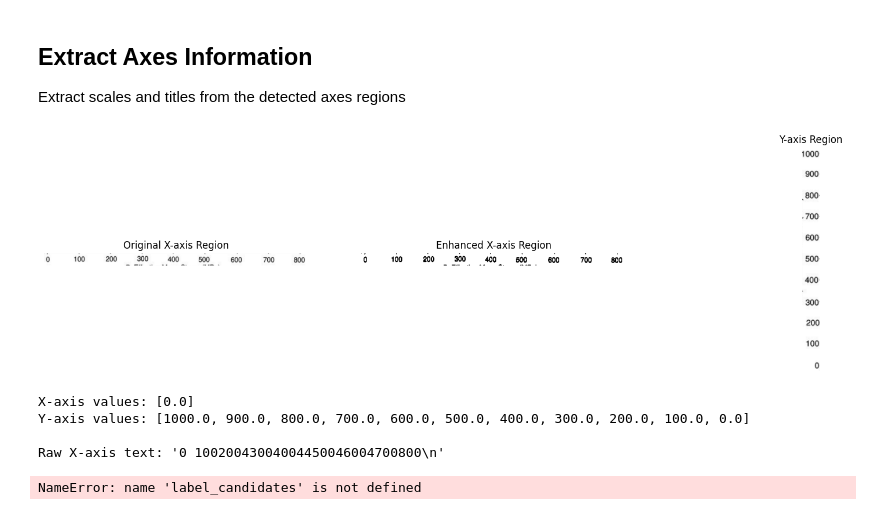
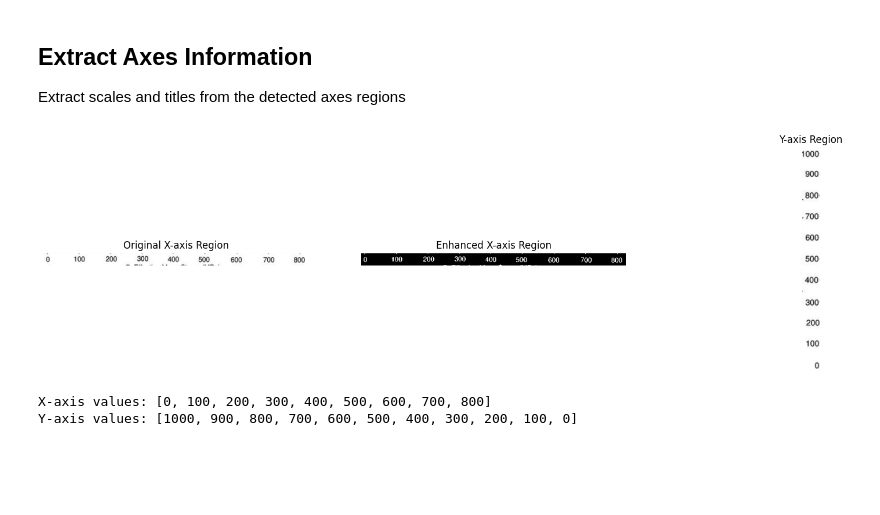
Before and after one commit to sa-diq/rock-strength, a Jupyter notebook: segmentation.ipynb, the cells around one changed output. Saved outputs shown, nothing was run; the diff lists cells and outputs as text; code cells hidden in the pictures; blank space fills up the shorter version.

Commit message:
data point extraction

```diff
--- a/segmentation.ipynb
+++ b/segmentation.ipynb
@@ -177,63 +177,86 @@ Extract scales and titles from the detected axes regions
 # Extract x-axis scale region with adjusted boundaries
 x_scale_region = grayscale_image[plot_bottom+5:plot_bottom+35, plot_left-10:plot_right+20]
 
 # Enhance x-axis scale visibility
 x_scale_enhanced = cv2.threshold(
     x_scale_region,
-    0, 255,
-    cv2.THRESH_BINARY + cv2.THRESH_OTSU
+    127, 255,
+    cv2.THRESH_BINARY_INV + cv2.THRESH_OTSU
 )[1]
 
 # Dilate text slightly to separate digits
 kernel = np.ones((2,1), np.uint8)
 x_scale_enhanced = cv2.erode(x_scale_enhanced, kernel, iterations=1)
 
 # Extract y-axis scale region with adjusted boundaries
 y_scale_region = grayscale_image[plot_top-10:plot_bottom+15, max(0, plot_left-44):plot_left-7]
 
 # Visualize the extracted and preprocessed regions
 fig, (ax1, ax2, ax3) = plt.subplots(1, 3, figsize=(20, 5))
 ax1.imshow(x_scale_region, cmap='gray')
 ax1.set_title('Original X-axis Region')
 ax1.axis('off')
 
 ax2.imshow(x_scale_enhanced, cmap='gray')
 ax2.set_title('Enhanced X-axis Region')
 ax2.axis('off')
 
 ax3.imshow(y_scale_region, cmap='gray')
 ax3.set_title('Y-axis Region')
 ax3.axis('off')
 plt.show()
 # %% [output]
-[figure, old version]
+[figure, new version]
 # %%
 def process_x_axis_text(text):
-    # Split by any non-digit character
+    # Clean up the text
+    text = text.replace('\n', ' ').strip()
+
+    # If we have a long string of digits, try to segment it
+    if len(text) > 10 and text.isdigit():
+        # Try to segment based on expected values (0,100,200,300,etc)
+        expected_values = [0, 100, 200, 300, 400, 500, 600, 700, 800]
+        values = []
+
+        # Try different segmentation approaches
+        for segment_length in [1, 2, 3, 4]:
+            potential_values = []
+            for i in range(0, len(text), segment_length):
+                if i + segment_length <= len(text):
+                    segment = text[i:i+segment_length]
+                    try:
+                        value = int(segment)
+                        potential_values.append(value)
+                    except ValueError:
+                        continue
+
+            # Check if this segmentation gives expected values
+            if any(expected in potential_values for expected in expected_values):
+                values = potential_values
+                break
+
+        return sorted(list(set(values)))
+
+    # Original approach as fallback
     import re
-    # First clean up the text
-    text = text.replace('\n', ' ').strip()
-    # Find all number sequences
     numbers = re.findall(r'\d+', text)
-    # Convert to integers and filter valid range
     values = []
-    expected_values = [0, 100, 200, 300, 400, 500, 600, 700, 800]  # Expected x-axis values
+    expected_values = [0, 100, 200, 300, 400, 500, 600, 700, 800]
 
     for num in numbers:
         try:
             value = int(num)
-            # Only accept values that are close to expected values
             if any(abs(value - expected) < 50 for expected in expected_values):
                 values.append(value)
         except ValueError:
             continue
 
-    return sorted(list(set(values)))  # Remove duplicates and sort
+    return sorted(list(set(values)))
 
 # Extract text from scale regions with specific OCR configuration
 x_scale_text = pytesseract.image_to_string(
     x_scale_enhanced,  # Use the enhanced image
-    config='--psm 7 --oem 3 -c tessedit_char_whitelist=0123456789 '
+    config='--psm 11 --oem 3 -c tessedit_char_whitelist=0123456789 -c tessedit_char_blacklist=.,- -c preserve_interword_spaces=1'
 )
 
 y_scale_text = pytesseract.image_to_string(
@@ -243,34 +266,10 @@ y_scale_text = pytesseract.image_to_string(
 
 # Process the text to extract values
 x_values = process_x_axis_text(x_scale_text)
-y_values = sorted([float(n) for n in y_scale_text.split() if n.strip()], reverse=True)
+y_values = sorted([int(n) for n in y_scale_text.split() if n.strip()], reverse=True)
 
 print('X-axis values:', x_values)
 print('Y-axis values:', y_values)
-
-# Debug output
-print('\nRaw X-axis text:', repr(x_scale_text))
 # %% [output]
-X-axis values: [0.0]
-Y-axis values: [1000.0, 900.0, 800.0, 700.0, 600.0, 500.0, 400.0, 300.0, 200.0, 100.0, 0.0]
-
-Raw X-axis text: '0 10020043004004450046004700800\n'
+X-axis values: [0, 100, 200, 300, 400, 500, 600, 700, 800]
+Y-axis values: [1000, 900, 800, 700, 600, 500, 400, 300, 200, 100, 0]
-# %%
-# Extract axes titles from label candidates
-axes_titles = {'x': None, 'y': None}
-
-for label_type, x, y, w, h in label_candidates:
-    # Extract and process the region
-    if label_type == 'X Label':
-        x_title_region = grayscale_image[y:y+h, x:x+w]
-        x_title_enhanced = cv2.equalizeHist(x_title_region)
-        axes_titles['x'] = pytesseract.image_to_string(x_title_enhanced).strip()
-    elif label_type == 'Y Label':
-        y_title_region = grayscale_image[y:y+h, x:x+w]
-        y_title_enhanced = cv2.equalizeHist(y_title_region)
-        axes_titles['y'] = pytesseract.image_to_string(y_title_enhanced).strip()
-
-print('X-axis title:', axes_titles['x'])
-print('Y-axis title:', axes_titles['y'])
-# %% [output]
-NameError: name 'label_candidates' is not defined
```
Also changed, not shown: parts of 7 cells of this notebook.
